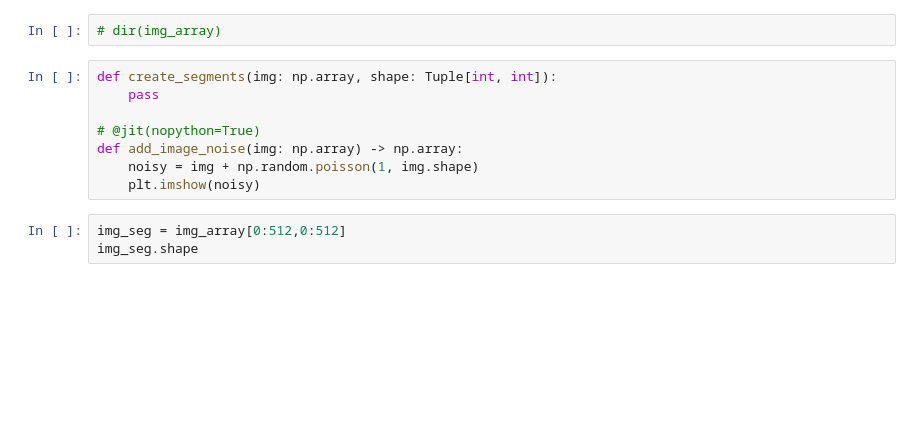
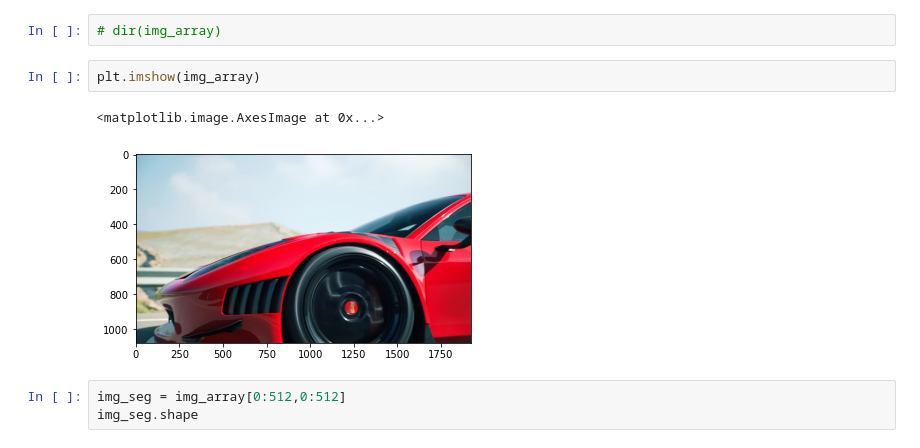
Before and after one commit to jingle1000/imageprocessing, a Jupyter notebook: CreateDatasetTests.ipynb, the cells around one changed output. Drawn from its saved outputs; the diff is of its cells as text; blank space fills up the shorter version.

```diff
--- a/CreateDatasetTests.ipynb
+++ b/CreateDatasetTests.ipynb
@@ -14,14 +14,11 @@ print(img_array.shape, img_array.dtype)
 (1080, 1920, 3) uint8
 # %%
 # dir(img_array)
-# %%
-def create_segments(img: np.array, shape: Tuple[int, int]):
-    pass
-
-# @jit(nopython=True)
-def add_image_noise(img: np.array) -> np.array:
-    noisy = img + np.random.poisson(1, img.shape)
-    plt.imshow(noisy)
+# %%
+plt.imshow(img_array)
+# %% [output]
+<matplotlib.image.AxesImage at 0x...>
+[figure, added]
 # %%
 img_seg = img_array[0:512,0:512]
 img_seg.shape
```
Also changed, not shown: 1 other file.
